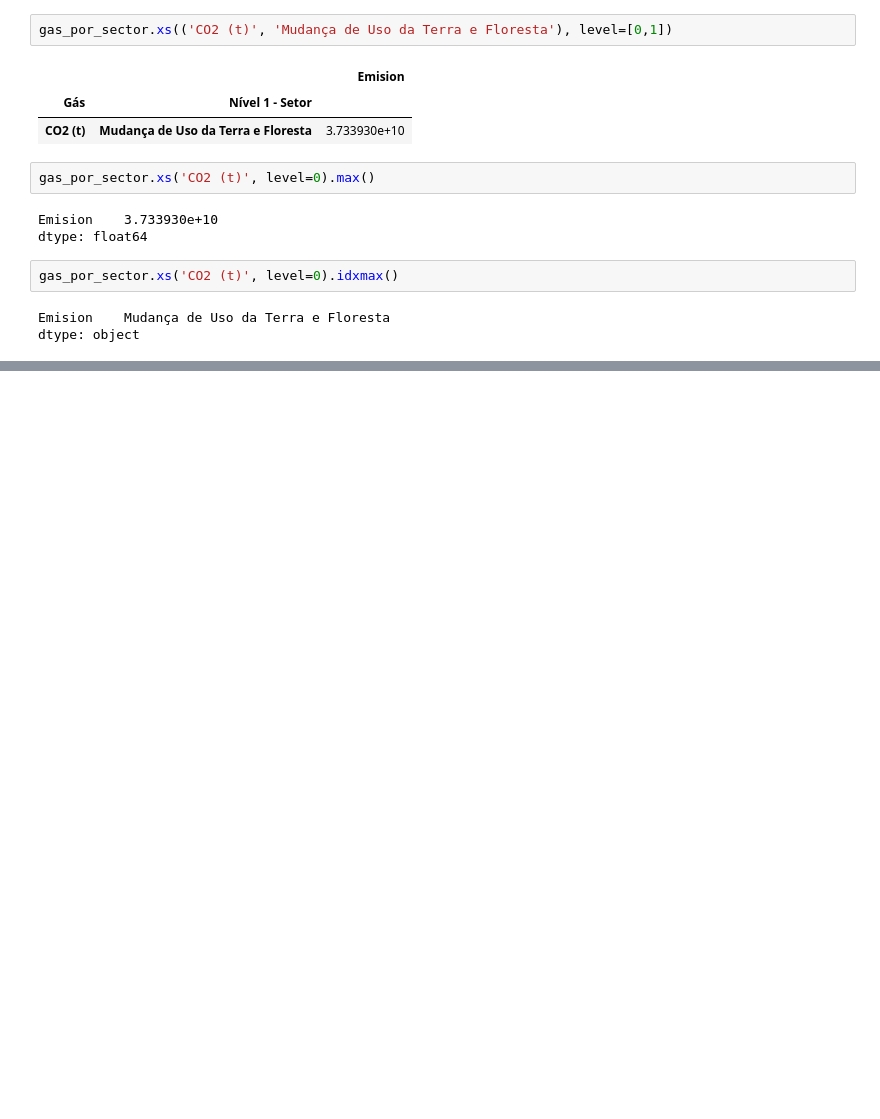
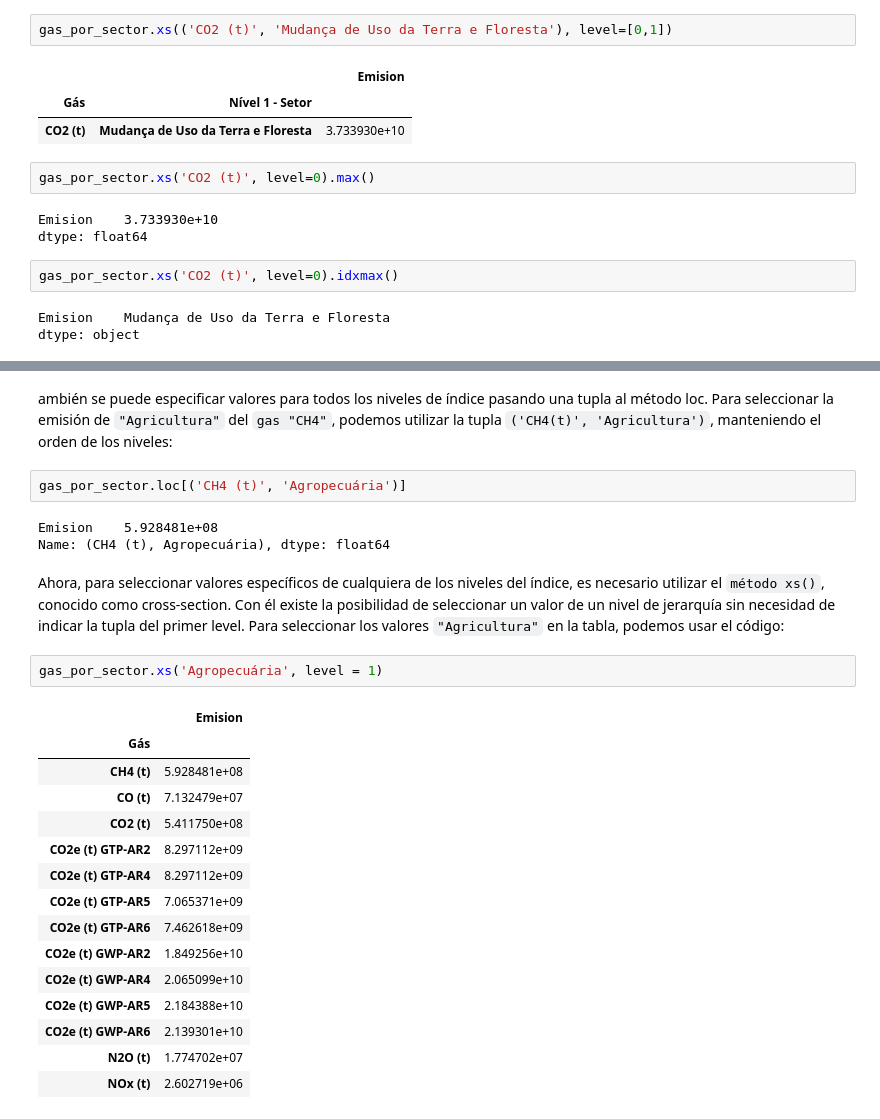
Before and after one commit to LejImkoaj/pandas_seleccionar_agrupar_datos, a Jupyter notebook: seleccion_agrupacion_de_datos.ipynb, the cells around one changed output, grey strips where cells are left out. Saved outputs shown, nothing was run; the diff lists cells and outputs as text; blank space fills up the shorter version.

````diff
--- a/seleccion_agrupacion_de_datos.ipynb
+++ b/seleccion_agrupacion_de_datos.ipynb
@@ -503,0 +516,27 @@ dtype: object
+# %% [markdown]
+ambién se puede especificar valores para todos los niveles de índice pasando una tupla al método loc. Para seleccionar la emisión de ```"Agricultura"``` del ```gas "CH4"```, podemos utilizar la tupla ```('CH4(t)', 'Agricultura')```, manteniendo el orden de los niveles:
+# %%
+gas_por_sector.loc[('CH4 (t)', 'Agropecuária')]
+# %% [output]
+Emision    5.928481e+08
+Name: (CH4 (t), Agropecuária), dtype: float64
+# %% [markdown]
+Ahora, para seleccionar valores específicos de cualquiera de los niveles del índice, es necesario utilizar el ```método xs()```, conocido como cross-section. Con él existe la posibilidad de seleccionar un valor de un nivel de jerarquía sin necesidad de indicar la tupla del primer level. Para seleccionar los valores ```"Agricultura"``` en la tabla, podemos usar el código:
+# %%
+gas_por_sector.xs('Agropecuária', level = 1)
+# %% [output]
+|  | Emision |
+| Gás |  |
+| CH4 (t) | 5.928481e+08 |
+| CO (t) | 7.132479e+07 |
+| CO2 (t) | 5.411750e+08 |
+| CO2e (t) GTP-AR2 | 8.297112e+09 |
+| CO2e (t) GTP-AR4 | 8.297112e+09 |
+| CO2e (t) GTP-AR5 | 7.065371e+09 |
+| CO2e (t) GTP-AR6 | 7.462618e+09 |
+| CO2e (t) GWP-AR2 | 1.849256e+10 |
+| CO2e (t) GWP-AR4 | 2.065099e+10 |
+| CO2e (t) GWP-AR5 | 2.184388e+10 |
+| CO2e (t) GWP-AR6 | 2.139301e+10 |
+| N2O (t) | 1.774702e+07 |
+| NOx (t) | 2.602719e+06 |
````
Also changed, not shown: parts of 2 cells of this notebook.
